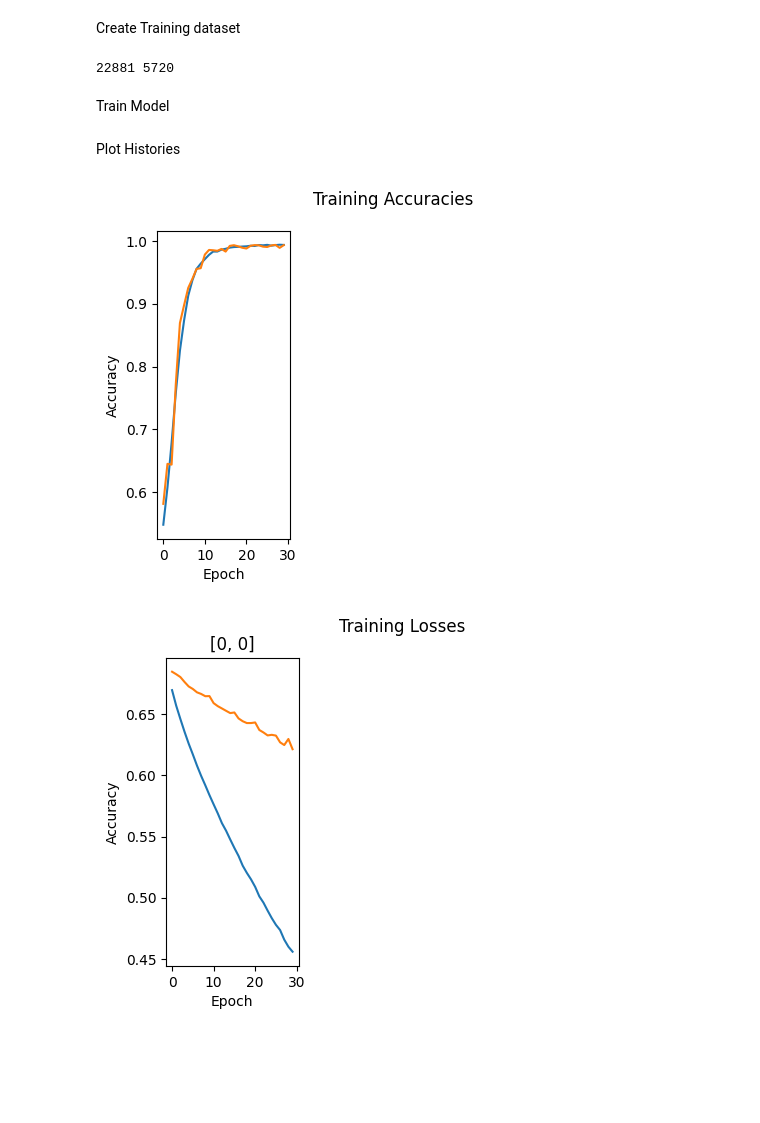
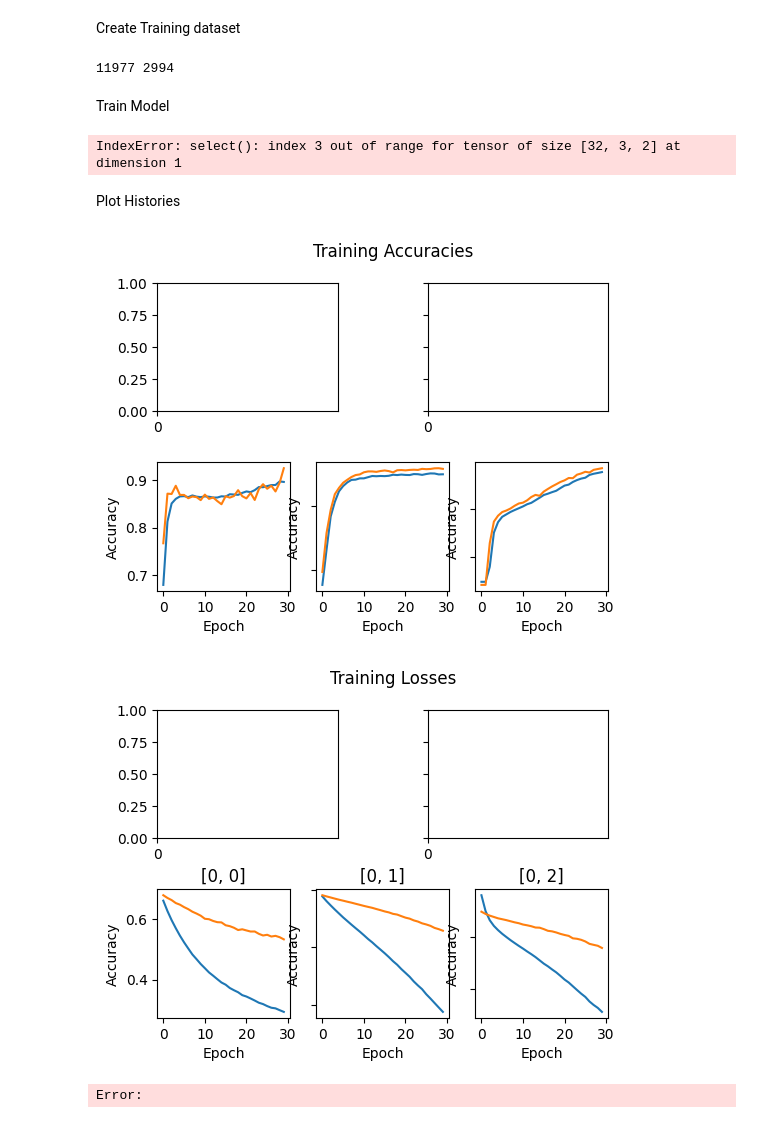
Before and after one commit to phbecimperial/Supervised-clustering-phase-pBEC, a Jupyter notebook: MultiMode Analysis/Training_notebook.ipynb, the cells around one changed output. Cells and saved outputs as stored; diff of their text form; code cells hidden in the pictures; blank space fills up the shorter version.

```diff
--- a/MultiMode Analysis/Training_notebook.ipynb
+++ b/MultiMode Analysis/Training_notebook.ipynb
@@ -39,3 +29,9 @@ mode_params = [
+# %%
+mode_params = [
+    {'mode': [0,0], 'LG': False, 'angle': 0, 'diameter': False},
+    {'mode': [0,1], 'LG': False, 'angle': 90, 'diameter': False},
+    {'mode': [0,2], 'LG': False, 'angle': 90, 'diameter': False},
+]
 # %%
 # For models for confidence of each mode use modes.mode_func
 # For model for bec or multi mode use modes.bec_multi
@@ -95,27 +103,31 @@ import subprocess
 from subprocess import PIPE
 import dill
 import socket
-
+print(socket.gethostname())
 
 save_dir = ''
 bat_file = ''
-# if socket.gethostname() == 'LOUIS_PC':
-save_dir = r'C:\Users\Pouis\Documents\Uni Shit\Masters\Training Images'
-bat_file = r'C:\Users\Pouis\Documents\Uni Shit\Masters\PhaseGit\Supervised-clustering-phase-pBEC\MultiMode Analysis\generate_training.bat'
+if socket.gethostname() == 'Louis_PC':
+    save_dir = r'C:\Users\Pouis\Documents\Uni Shit\Masters\Training Images'
+    bat_file = r'C:\Users\Pouis\Documents\Uni Shit\Masters\PhaseGit\Supervised-clustering-phase-pBEC\MultiMode Analysis\generate_training.bat'
+    model_path = r'C:\Users\Pouis\Documents\Uni Shit\Masters\PhaseGit\Supervised-clustering-phase-pBEC\MultiMode Analysis\Models\200824_conf_'
+else:
+    raise Exception('Not a recognised computer')
+
 num_threads = 15
 
 save = True
-num_ims = 30000
+num_ims = 15000
 
 # ims = generate_training.generate_data_multithreaded(
 #     num_threads, 128 // num_threads, 2500*um,
 #     500, mode_params, [160*um, 210*um],
 #     fringe_size=[0.5, 0.8], save=save,
 #     mult_las_split=0, save_dir=save_dir, mode_func = modes.bec_multi, sigm = [0.03, 0.2])
-print(bat_file)
+# print(bat_file)
 args = {
     'num_threads': num_threads, 'num': num_ims // num_threads, 'size': 2500*um, 'dim': 450, 'modes': mode_params,
-    'w0': [160*um, 210*um], 'fringe_size': [], 'save': save, 'mult_las_split': 0.5, 'save_dir': save_dir, 'mode_func': modes.bec_multi,
+    'w0': [160*um, 210*um], 'fringe_size': [], 'save': save, 'mult_las_split': 0.5, 'save_dir': save_dir, 'mode_func': modes.mode_func,
     'sigm': [0.1, 0.1]
 }
 with open('training_params.dill', 'wb') as f:
@@ -136,19 +150,22 @@ Set up model
 # %%
 device = torch.device('cuda' if torch.cuda.is_available() else 'cpu')
 print(device)
-# classes = len(generate_training.modelist) # for confidence
-classes = 1 # for bec_multi
+classes = len(mode_params) # for confidence
+# classes = 1 # for bec_multi
 epochs = 30
 criterion = torch.nn.CrossEntropyLoss()
-learning_rate = 0.0000005
+learning_rate = 0.00001
 val_split = 0.2
 batch_size = 32
 best_accuracy = 0.0
 
-save_path = r'C:\Users\Pouis\Documents\Uni Shit\Masters\PhaseGit\Supervised-clustering-phase-pBEC\MultiMode Analysis\Models\170824_multi_'
 
-with open(save_path + 'mode_parameters.json', 'w') as f:
-    json.dump(mode_params, f)
+model_parameters = {
+    'num images': num_ims, 'epochs': epochs, 'learning rate': learning_rate, 'training args': args,
+}
+
+with open(model_path + 'model_parameters.json', 'w') as f:
+    json.dump(model_parameters, f)
 
 transform = v2.Compose([v2.ToTensor(), v2.Resize((224,224), antialias=True), v2.Normalize((0.5,), (
         0.5,))])
@@ -170,7 +187,7 @@ print(numTrainSamp, numValSamp)
 train_loader = DataLoader(dataset=train_dataset, batch_size=batch_size, shuffle=True, num_workers=2)
 val_loader = DataLoader(dataset=validate_dataset, batch_size=batch_size, shuffle=True, num_workers=2)
 # %% [output]
-22881 5720
+11977 2994
 # %% [markdown]
 Train Model
 # %%
@@ -189,16 +206,18 @@ for i in range(classes):
     # runs Training loop
     model, history = Multi_loop.Training(model, epochs, i, optimizer,
                                          train_loader, val_loader, history,
-                                         criterion=criterion, save_path=save_path)
+                                         criterion=criterion, save_path=model_path)
 
-    with open(save_path + f'{i}_' + 'history.json', 'w') as f:
+    with open(model_path + f'{i}_' + 'history.json', 'w') as f:
         json.dump(history, f)
 
     del model
+# %% [output]
+IndexError: select(): index 3 out of range for tensor of size [32, 3, 2] at dimension 1
 # %% [markdown]
 Plot Histories
 # %%
-hist_files = glob(save_path + '*history*')
+hist_files = glob(model_path + '*history*')
 
 from power_length_analysis import grid_plot
 from math import ceil
@@ -206,32 +225,33 @@ from math import ceil
 ncols = 3
 fig, axes, gs = grid_plot(classes, ncols = ncols, nrows = ceil(classes/ncols), wspace=0.5)
 
 for i, (hist, mp) in enumerate(zip(hist_files, mode_params)):
     with open(hist, 'r') as f:
         hist = json.load(f)
     l1 = axes[i].plot(hist['train_accuracy'], label = 'Training Accuracy')
     l2 = axes[i].plot(hist['val_accuracy'], label = 'Validation Accuracy')
     axes[i].set_xlabel('Epoch')
     axes[i].set_ylabel('Accuracy')
 #     axes[i].set_title(mp['mode'])
 # fig.legend(handles=[l1,l2])
 fig.suptitle('Training Accuracies')
 plt.show()
 
 ncols = 3
 fig, axes, gs = grid_plot(classes, ncols = ncols, nrows = ceil(classes/ncols), wspace=0.5)
 
 for i, (hist, mp) in enumerate(zip(hist_files, mode_params)):
     with open(hist, 'r') as f:
         hist = json.load(f)
     l1 = axes[i].plot(hist['train_loss'], label = 'Training Loss')
     l2 = axes[i].plot(hist['val_loss'], label = 'Validation Loss')
     axes[i].set_xlabel('Epoch')
     axes[i].set_ylabel('Accuracy')
     axes[i].set_title(mp['mode'])
 # fig.legend(handles=[l1,l2])
 fig.suptitle('Training Losses')
 plt.show()
 # %% [output]
-[figure, old version]
+[figure, new version]
-[figure, old version]
+[figure, new version]
+Error:
```
Also changed, not shown: parts of 8 cells of this notebook, 7 other files.
